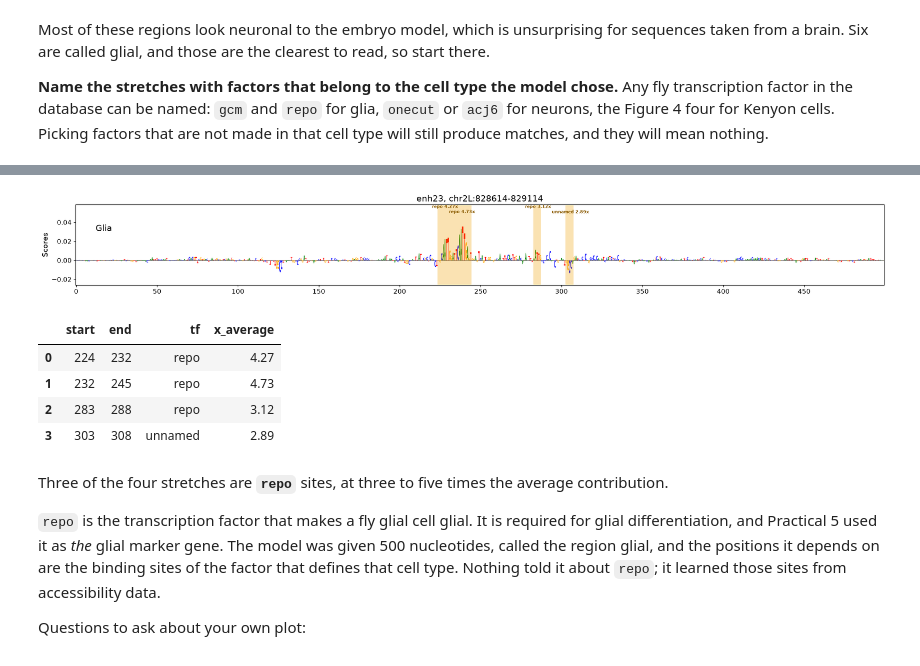
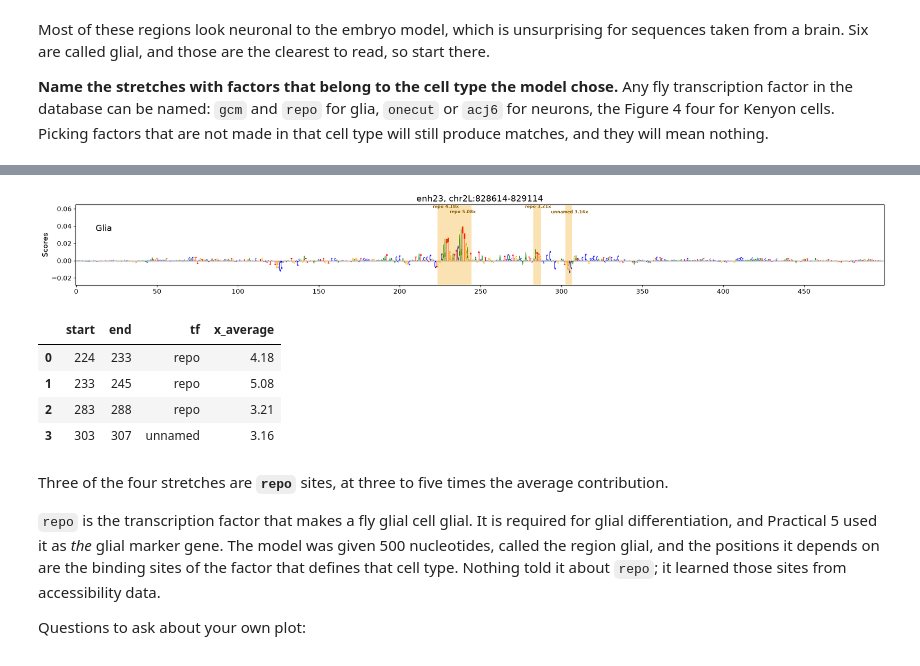
Before and after one commit to nkempynck/isn-school-2026, a Jupyter notebook: notebooks/practicals/06_crested_deepflybrain.ipynb, the cells around one changed output, grey strips where cells are left out. Cells and saved outputs as stored; diff of their text form; code cells hidden in the pictures.

```diff
--- a/notebooks/practicals/06_crested_deepflybrain.ipynb
+++ b/notebooks/practicals/06_crested_deepflybrain.ipynb
@@ -804,7 +810,8 @@ print(f"{PICK}: {row['region']}, called {row['embryo_call']} at {row['embryo_sco
 
 pick_scores, pick_onehot = crested.tl.contribution_scores(
     [pick_seq], target_idx=pick_class, model=embryo_model,
-    method="integrated_grad", genome=genome,
+    method="expected_integrated_grad",
+    simplex_correction=True, genome=genome,
 )
 
 pick_found = where_the_model_looks(pick_scores, pick_seq, TFS)
@@ -817,9 +824,9 @@ enh23: chr2L:828614-829114, called Glia at 0.63
 [figure]
 |  | start | end | tf | x_average |
-| 0 | 224 | 232 | repo | 4.27 |
-| 1 | 232 | 245 | repo | 4.73 |
-| 2 | 283 | 288 | repo | 3.12 |
-| 3 | 303 | 308 | unnamed | 2.89 |
+| 0 | 224 | 233 | repo | 4.18 |
+| 1 | 233 | 245 | repo | 5.08 |
+| 2 | 283 | 288 | repo | 3.21 |
+| 3 | 303 | 307 | unnamed | 3.16 |
 # %% [markdown]
 Three of the four stretches are **`repo`** sites, at three to five times the
 average contribution.
```
Also changed, not shown: parts of 20 cells of this notebook.
